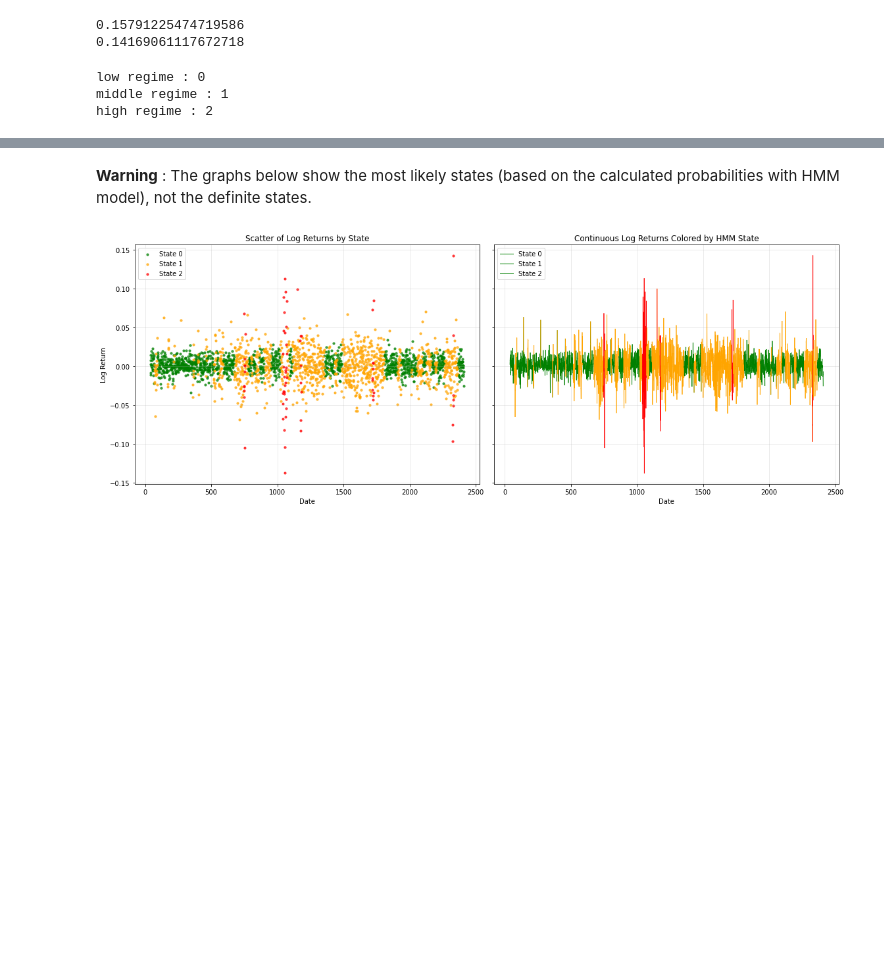
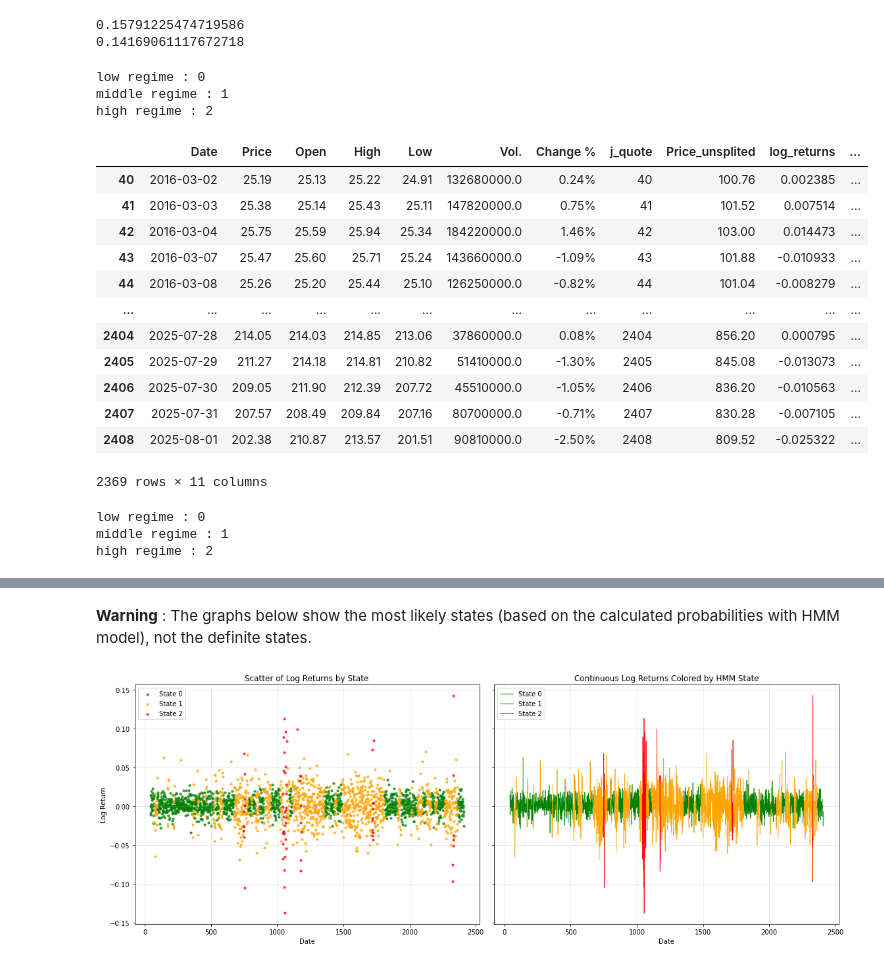
Before and after one commit to jasonTor/Alpha_Volatility_Strategy, a Jupyter notebook: exploratory_analysis.ipynb, the cells around one changed output, grey strips where cells are left out. Drawn from its saved outputs; the diff is of its cells as text; code cells hidden in the pictures; blank space fills up the shorter version.

```diff
--- a/exploratory_analysis.ipynb
+++ b/exploratory_analysis.ipynb
@@ -752,21 +692,0 @@ print(f"{percent:.2f}% were correctly predicted in terms of IV vs RV among {len(
-# %%
-df_ess = df_validation[['Date','IV', 'vol_real']].copy()
-
-deal = []
-deal2 = []
-for _,row in df_garch.iterrows():
-    df_filtered_stradd = df_validation[df_validation['Date'] == row['Date']]
-    if all(row['vol_garch'] > df_filtered_stradd['IV']) or all(row['vol_garch'] < df_filtered_stradd['IV']):
-        deal += [True] * len(df_filtered_stradd)
-        if all(row['vol_garch'] > df_filtered_stradd['IV']):
-            deal2 += [True if row['IV'] > np.percentile(df_filtered_stradd['IV'], 75) else False for _, row in df_filtered_stradd.iterrows()]
-        elif all(row['vol_garch'] < df_filtered_stradd['IV']):
-            deal2 += [True if row['IV'] < np.percentile(df_filtered_stradd['IV'], 25) else False for _, row in df_filtered_stradd.iterrows()]
-    else :
-        deal += [False] * len(df_filtered_stradd)
-        deal2 += [False] * len(df_filtered_stradd)
-
-
-
-df_ess['deal'] = deal
-df_ess['deal2'] = deal2
@@ -794,0 +732,7 @@ print(f"{percent:.2f}% were correctly predicted in terms of IV vs RV {len(condit
+# %%
+trade_valid = []
+for _,row in df_validation.iterrows():
+    df_filtered = df_validation[df_validation['Date'] == row['Date']][['Date','day_to_maturity','IV']]
+    if dict_vol_garch[row['Date']] > np.max(df_filtered['IV'])*1.2:
+        trade_valid.append(row['vol_real'] > row['IV'])
+print(f"accuracy succes of {np.mean(trade_valid)*100}% on {len(trade_valid)} trades in LONG position")
@@ -794,0 +776,7 @@ print(f"{percent:.2f}% were correctly predicted in terms of IV vs RV {len(condit
+# %%
+trade_valid = []
+for _,row in df_validation.iterrows():
+    df_filtered = df_validation[df_validation['Date'] == row['Date']][['Date','day_to_maturity','IV']]
+    if dict_vol_garch[row['Date']] < np.min(df_filtered['IV'])*1:
+        trade_valid.append(row['vol_real'] < row['IV'])
+print(f"accuracy succes of {np.mean(trade_valid)*100}% on {len(trade_valid)} trades in LONG position")
@@ -858,7 +852,7 @@ df_filtered = df_train[['Date','Price']].drop_duplicates().copy()
 df_filtered = df_filtered[df_filtered['Date'] > " 2016-03-01"]
 # %%
 rolling_window = 3
-rv_lookahead = []
+rv_historical = []
 rv = []
 iv = []
 
@@ -871,7 +865,7 @@ for _,row in df_filtered.iterrows():
 
     logr = np.diff(np.log(list_pric))
     vol = np.sqrt(np.mean(logr ** 2) * 252)
-    rv_lookahead.append(vol)
+    rv_historical.append(vol)
 # %%
 dates = pd.to_datetime(df_filtered['Date'])
 
@@ -1209,6 +1203,22 @@ print(f"high regime : {high_vol_index}")
 low regime : 0
 middle regime : 1
 high regime : 2
+# %%
+df_filtered
+# %% [output]
+|  | Date | Price | Open | High | Low | Vol. | Change % | j_quote | Price_unsplited | log_returns | ... |
+| 40 | 2016-03-02 | 25.19 | 25.13 | 25.22 | 24.91 | 132680000.0 | 0.24% | 40 | 100.76 | 0.002385 | ... |
+| 41 | 2016-03-03 | 25.38 | 25.14 | 25.43 | 25.11 | 147820000.0 | 0.75% | 41 | 101.52 | 0.007514 | ... |
+| 42 | 2016-03-04 | 25.75 | 25.59 | 25.94 | 25.34 | 184220000.0 | 1.46% | 42 | 103.00 | 0.014473 | ... |
+| 43 | 2016-03-07 | 25.47 | 25.60 | 25.71 | 25.24 | 143660000.0 | -1.09% | 43 | 101.88 | -0.010933 | ... |
+| 44 | 2016-03-08 | 25.26 | 25.20 | 25.44 | 25.10 | 126250000.0 | -0.82% | 44 | 101.04 | -0.008279 | ... |
+| ... | ... | ... | ... | ... | ... | ... | ... | ... | ... | ... | ... |
+| 2404 | 2025-07-28 | 214.05 | 214.03 | 214.85 | 213.06 | 37860000.0 | 0.08% | 2404 | 856.20 | 0.000795 | ... |
+| 2405 | 2025-07-29 | 211.27 | 214.18 | 214.81 | 210.82 | 51410000.0 | -1.30% | 2405 | 845.08 | -0.013073 | ... |
+| 2406 | 2025-07-30 | 209.05 | 211.90 | 212.39 | 207.72 | 45510000.0 | -1.05% | 2406 | 836.20 | -0.010563 | ... |
+| 2407 | 2025-07-31 | 207.57 | 208.49 | 209.84 | 207.16 | 80700000.0 | -0.71% | 2407 | 830.28 | -0.007105 | ... |
+| 2408 | 2025-08-01 | 202.38 | 210.87 | 213.57 | 201.51 | 90810000.0 | -2.50% | 2408 | 809.52 | -0.025322 | ... |
+2369 rows × 11 columns
 # %%
 log_returns = np.log(df_filtered['Price'] / df_filtered['Price'].shift(1))
 
@@ -1245,6 +1255,7 @@ proba_states = model.predict_proba(features_scaled)
 df_states = pd.DataFrame({
     "Date": df_filtered['Date'],
     "log_return": log_returns.values,
+    "rv_5d": df_filtered['rv_5d'],
     "state": hidden_states,
     "instant_vol" : np.abs(log_returns.values),
     "proba_state_1": proba_states[:,0],
@@ -1263,6 +1274,10 @@ high_vol_index = sorted_states[2] # High regime
 print(f"low regime : {low_vol_index}")
 print(f"middle regime : {mid_vol_index}")
 print(f"high regime : {high_vol_index}")
+# %% [output]
+low regime : 0
+middle regime : 1
+high regime : 2
 # %%
 # AVERAGE VOLATILITY PER STATE
 df_states.groupby('state')["instant_vol"].mean()
```
Also changed, not shown: parts of 56 cells of this notebook, 6 other files.
